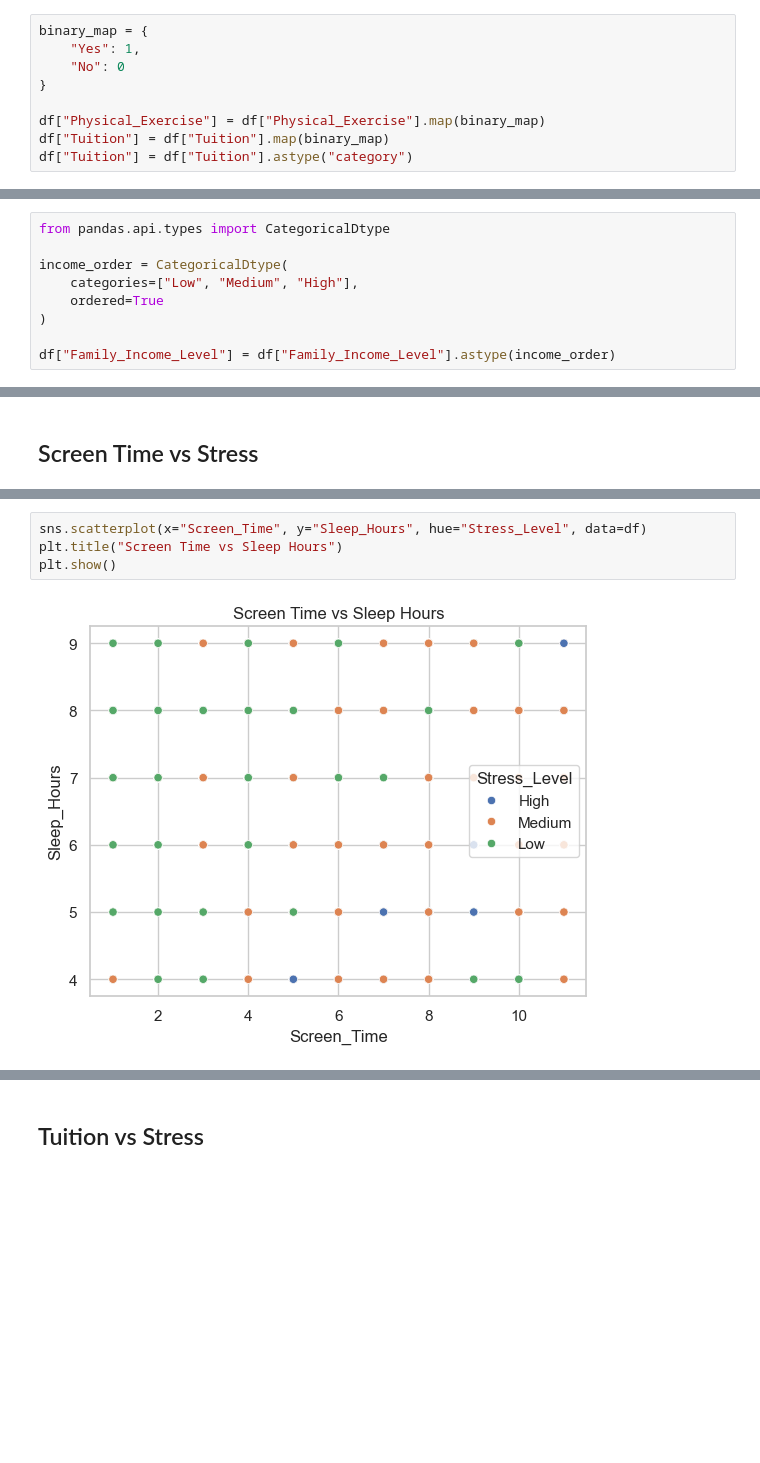
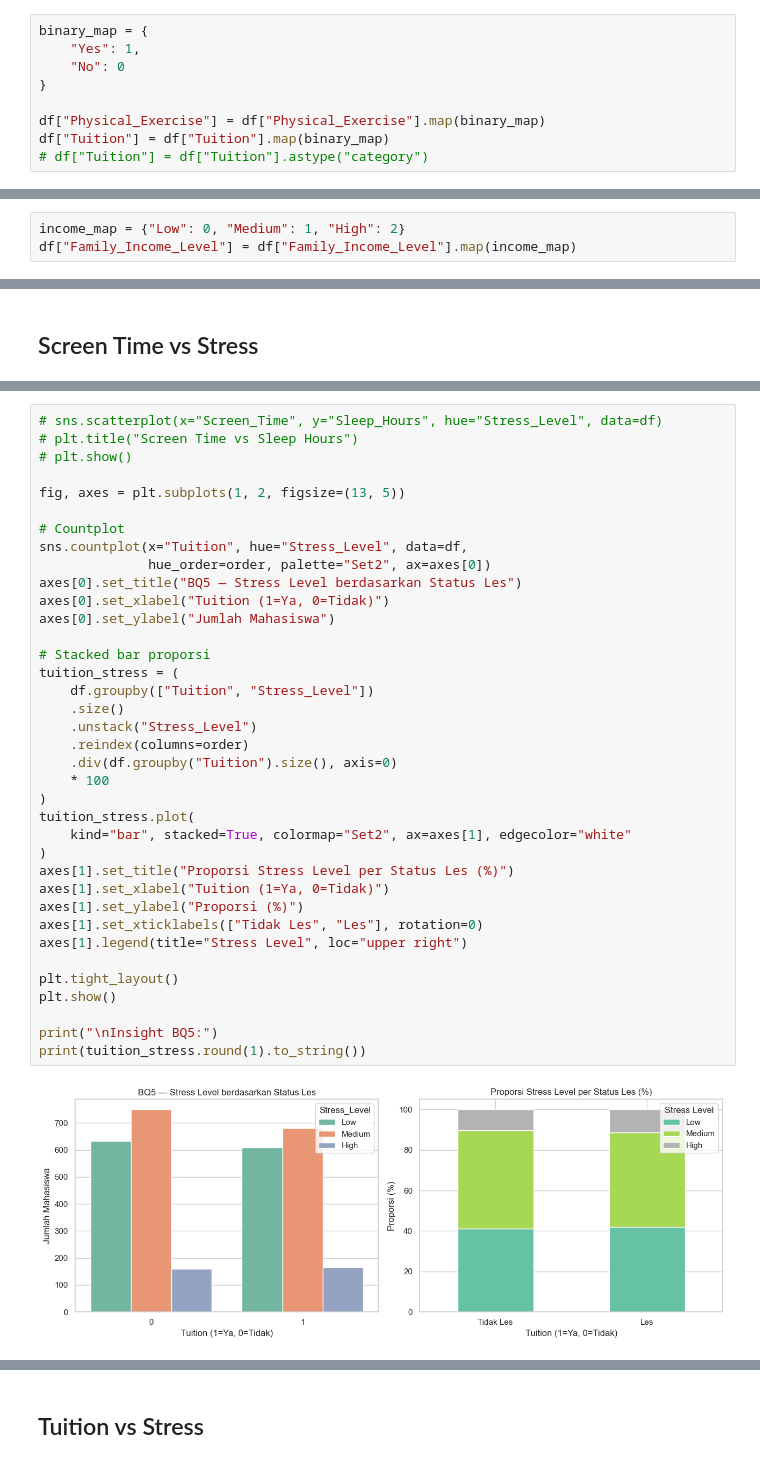
Before and after one commit to ShinZeleo/BurnoutGuard, a Jupyter notebook: Capstone.ipynb, the cells around one changed output, grey strips where cells are left out. Saved outputs shown, nothing was run; the diff lists cells and outputs as text; blank space fills up the shorter version.

```diff
--- a/Capstone.ipynb
+++ b/Capstone.ipynb
@@ -119,7 +252,7 @@ binary_map = {
 
 df["Physical_Exercise"] = df["Physical_Exercise"].map(binary_map)
 df["Tuition"] = df["Tuition"].map(binary_map)
-df["Tuition"] = df["Tuition"].astype("category")
+# df["Tuition"] = df["Tuition"].astype("category")
 # %%
 print(df["Physical_Exercise"].unique())
 print(df["Tuition"].unique())
@@ -128,14 +261,8 @@ print(df["Tuition"].unique())
 [1, 0]
 Categories (2, int64): [0, 1]
 # %%
-from pandas.api.types import CategoricalDtype
-
-income_order = CategoricalDtype(
-    categories=["Low", "Medium", "High"],
-    ordered=True
-)
-
-df["Family_Income_Level"] = df["Family_Income_Level"].astype(income_order)
+income_map = {"Low": 0, "Medium": 1, "High": 2}
+df["Family_Income_Level"] = df["Family_Income_Level"].map(income_map)
 # %%
 print(df["Tuition"].dtype)
 print(df["Family_Income_Level"].dtype)
@@ -395,6 +538,39 @@ plt.show()
 # %%
-sns.scatterplot(x="Screen_Time", y="Sleep_Hours", hue="Stress_Level", data=df)
-plt.title("Screen Time vs Sleep Hours")
+# sns.scatterplot(x="Screen_Time", y="Sleep_Hours", hue="Stress_Level", data=df)
+# plt.title("Screen Time vs Sleep Hours")
+# plt.show()
+
+fig, axes = plt.subplots(1, 2, figsize=(13, 5))
+
+# Countplot
+sns.countplot(x="Tuition", hue="Stress_Level", data=df,
+              hue_order=order, palette="Set2", ax=axes[0])
+axes[0].set_title("BQ5 — Stress Level berdasarkan Status Les")
+axes[0].set_xlabel("Tuition (1=Ya, 0=Tidak)")
+axes[0].set_ylabel("Jumlah Mahasiswa")
+
+# Stacked bar proporsi
+tuition_stress = (
+    df.groupby(["Tuition", "Stress_Level"])
+    .size()
+    .unstack("Stress_Level")
+    .reindex(columns=order)
+    .div(df.groupby("Tuition").size(), axis=0)
+    * 100
+)
+tuition_stress.plot(
+    kind="bar", stacked=True, colormap="Set2", ax=axes[1], edgecolor="white"
+)
+axes[1].set_title("Proporsi Stress Level per Status Les (%)")
+axes[1].set_xlabel("Tuition (1=Ya, 0=Tidak)")
+axes[1].set_ylabel("Proporsi (%)")
+axes[1].set_xticklabels(["Tidak Les", "Les"], rotation=0)
+axes[1].legend(title="Stress Level", loc="upper right")
+
+plt.tight_layout()
 plt.show()
+
+print("\nInsight BQ5:")
+print(tuition_stress.round(1).to_string())
 # %% [output]
-[figure, old version]
+[figure, new version]
```
Also changed, not shown: parts of 88 cells of this notebook, 7 other files.
